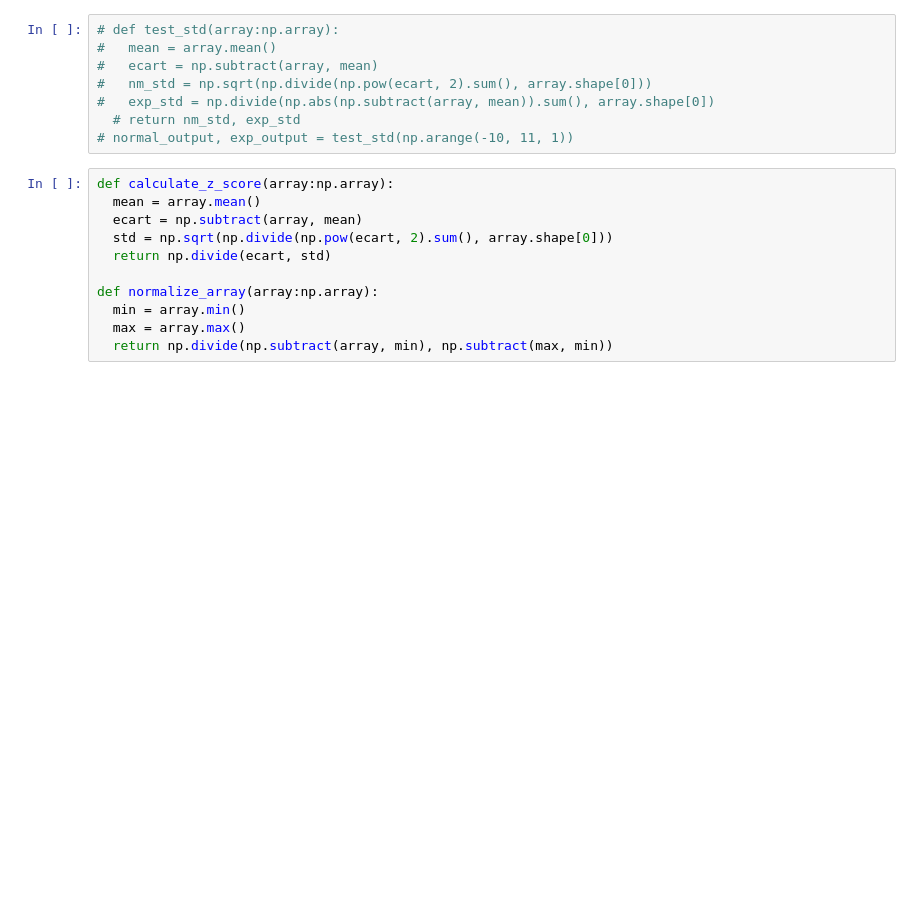
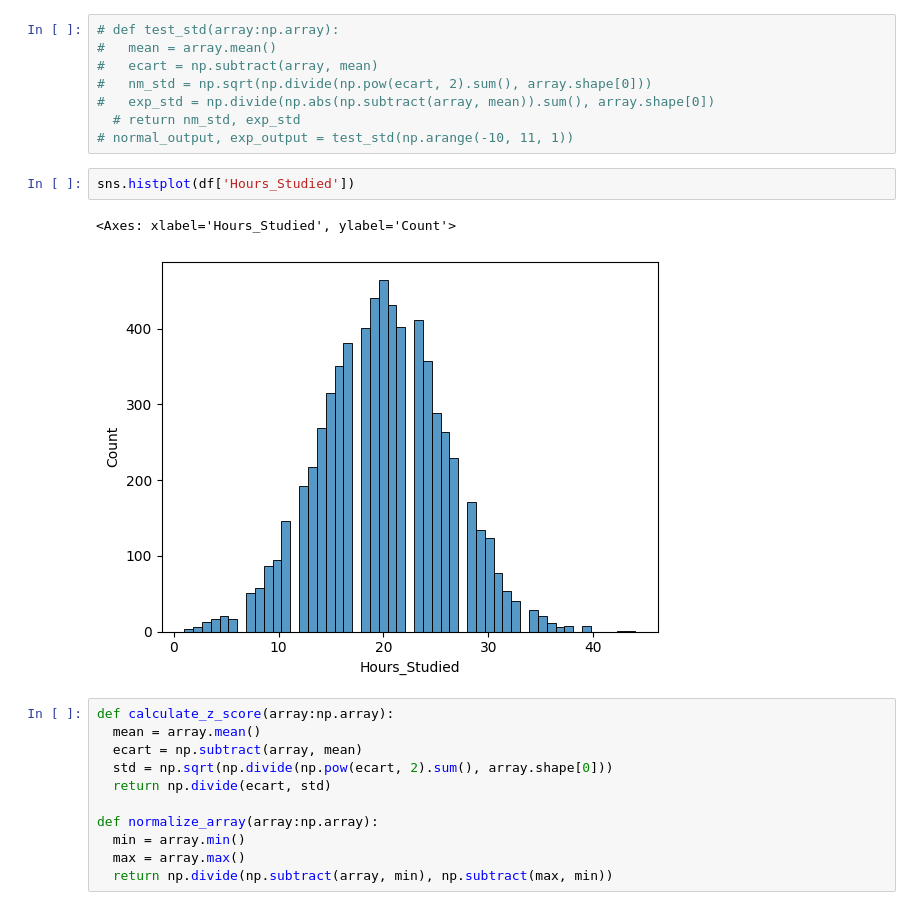
Before and after one commit to Gho-byte/EduPredict, a Jupyter notebook: NoteBooks/EduPredict_transform_dataset.ipynb, the cells around one changed output. Saved outputs shown, nothing was run; the diff lists cells and outputs as text; blank space fills up the shorter version.

```diff
--- a/NoteBooks/EduPredict_transform_dataset.ipynb
+++ b/NoteBooks/EduPredict_transform_dataset.ipynb
@@ -15,6 +15,11 @@ transformed_df = pd.DataFrame()
 #   exp_std = np.divide(np.abs(np.subtract(array, mean)).sum(), array.shape[0])
   # return nm_std, exp_std
 # normal_output, exp_output = test_std(np.arange(-10, 11, 1))
+# %%
+sns.histplot(df['Hours_Studied'])
+# %% [output]
+<Axes: xlabel='Hours_Studied', ylabel='Count'>
+[figure, added]
 # %%
 def calculate_z_score(array:np.array):
   mean = array.mean()
```
Also changed, not shown: parts of 16 cells of this notebook, 12 other files.
